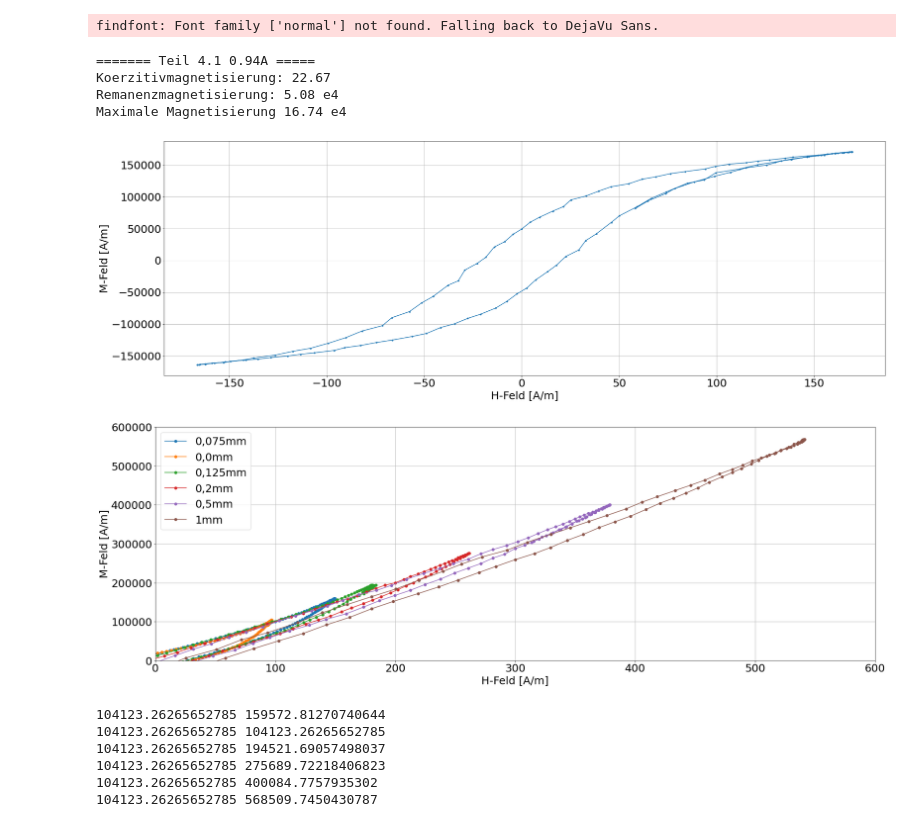
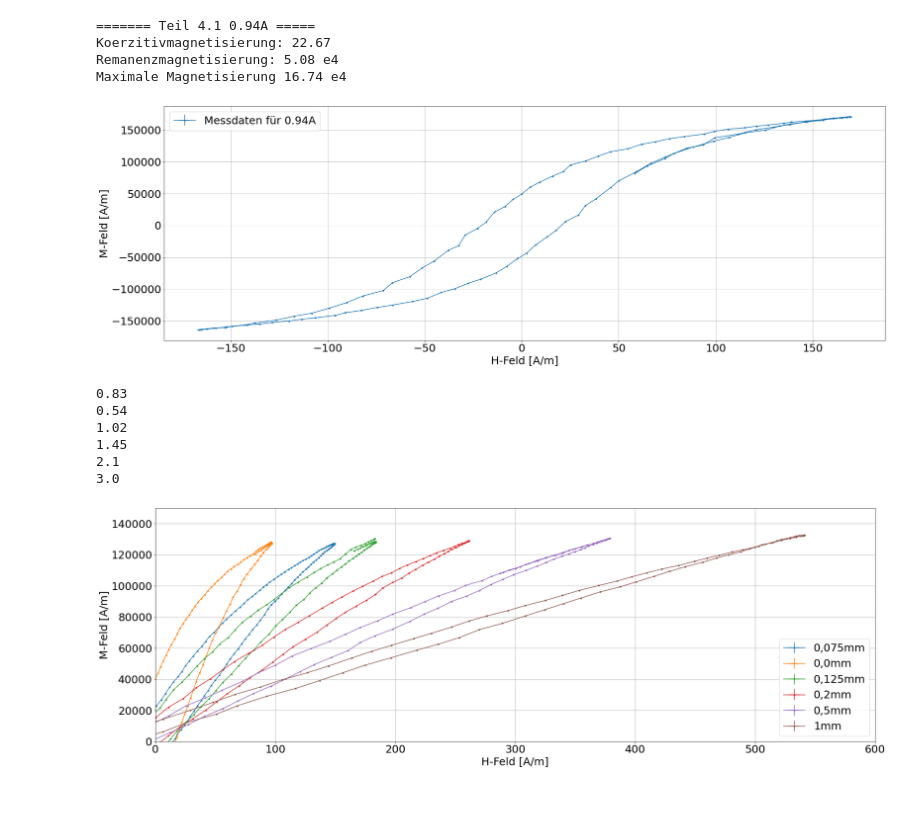
Before and after one commit to PI0nk/Praktikum-test, a Jupyter notebook: B 2.4/Measurements/Teil 4/Teil 4.ipynb, the cells around one changed output. Cells and saved outputs as stored; diff of their text form; code cells hidden in the pictures; blank space fills up the shorter version.

```diff
--- a/B 2.4/Measurements/Teil 4/Teil 4.ipynb
+++ b/B 2.4/Measurements/Teil 4/Teil 4.ipynb
@@ -25,6 +25,22 @@ def H(Im,Um,U):
 def Ntheo(d):
     r = 1.5e-2
     return d/(np.pi*r + d)
+def delH(Im, Um, U):
+    np1 = 17
+    r = 1.5e-2
+    u = 2*r*3.14
+    L = u
+    dIm = 0.005
+    dUm = 0.001
+    dU = 0.001
+    return np1/L * np.sqrt((U/Um * dIm)**2 + (Im/Um * dU)**2 + (Im/(Um)**2 * U * dUm)**2)
+def delM():
+    dU = 0.001
+    q = (0.9/10000)
+    np = 17
+    ns = 17
+    mu0 = 1.25663706212e-6
+    return dU/(47 *4* 1/(20e-3) * ns * mu0 * q)
 # %%
 for name in os.listdir("Daten"):
     if not("0.94" in name):
@@ -46,14 +62,16 @@ for name in os.listdir("Daten"):
         xv.append(float(vals[1]))
         yv.append(M(float(vals[0])))
     xv = np.array(xv)
+    uv = np.copy(xv)
     Um = max(xv)
     xv = H(Im,Um,xv)
     xv = list(xv)
 
 
-    plt.plot(xv,yv,marker=".",label="Messdaten für 0.94A")
+    plt.errorbar(xv,yv,yerr = [delM() for _ in range(len(xv))], xerr = [delH(Im, Um, U) for U in uv], linestyle = "-", marker=".",label="Messdaten für 0.94A")
     plt.xlabel("H-Feld [A/m]")
     plt.ylabel("M-Feld [A/m]")
+    plt.legend()
     file.close()
 
 
@@ -98,12 +116,11 @@ for name in os.listdir("Daten"):
     plt.grid(True)
 plt.savefig("..\..\Images\Teil4.1.png")
 # %% [output]
-findfont: Font family ['normal'] not found. Falling back to DejaVu Sans.
+======= Teil 4.1 0.94A =====
+Koerzitivmagnetisierung: 22.67
+Remanenzmagnetisierung: 5.08 e4
+Maximale Magnetisierung 16.74 e4
-======= Teil 4.1 0.94A =====
-Koerzitivmagnetisierung: 22.67
-Remanenzmagnetisierung: 5.08 e4
-Maximale Magnetisierung 16.74 e4
-[figure, old version]
+[figure, new version]
 # %%
 Ns = []
 Nt = []
@@ -114,50 +131,46 @@ Mmax = []
 
 plt.figure(figsize=(30,10))
 for name in os.listdir("Daten asim"):
 
     if "0.94" in name or "0,94" in name:
         continue
     #Im = 0.94
     Im = float(name.replace(",",".").split(" ")[-1][:-1])
+    print(Im)
 
     file = open("Daten asim/"+name)
     lines = file.readlines()
     xv,yv = [],[]
 
     for i,line in enumerate(lines):
         if i < 3:
             continue
         vals = line[:-1].split("\t")
-        xv.append((float(vals[1])))
-        yv.append(M(float(vals[0])))
+        xv.append((float(vals[0])))
+        yv.append(M(float(vals[1])))
     xv = np.array(xv)
+    uv = np.copy(xv)
     Um = max(xv)
     xv = H(Im,Um,xv)
-    plt.plot(xv,yv,label=name.split(" ")[0],marker="o")
+    plt.errorbar(xv,yv,yerr = [delM() for _ in range(len(xv))], xerr = [delH(Im, Um, U) for U in uv], linestyle = "-", marker=".",label=name.split(" ")[0],)
     plt.xlabel("H-Feld [A/m]")
     plt.ylabel("M-Feld [A/m]")
     plt.legend()
     file.close()
     plt.xlim(0,600)
-    plt.ylim(0,600000)
+    plt.ylim(0,150000)
     plt.grid(True)
-    Mmax.append(max(xv))
-    Hmax.append(max(yv))
+    Mmax.append(max(yv))
+    Hmax.append(max(xv))
     if "0mm" in name:
-        ref = max(yv)
+        ref = max(xv)
     sb.append(float(name.split(" ")[0][:-2].replace(",",".")))
 plt.savefig("..\..\Images\Teil4.2_unsereTrashdaten_panda.png")
 # %% [output]
+0.83
+0.54
+1.02
+1.45
+2.1
+3.0
-[figure, old version]
+[figure, new version]
-# %%
-Ns = []
-for i in range(len(Hmax)):
-    print(ref,Hmax[i])
-    Ns.append((Hmax[i]-ref)/Mmax[i])
-# %% [output]
-104123.26265652785 159572.81270740644
-104123.26265652785 104123.26265652785
-104123.26265652785 194521.69057498037
-104123.26265652785 275689.72218406823
-104123.26265652785 400084.7757935302
-104123.26265652785 568509.7450430787
```
Also changed, not shown: parts of 10 cells of this notebook, 4 other files.
